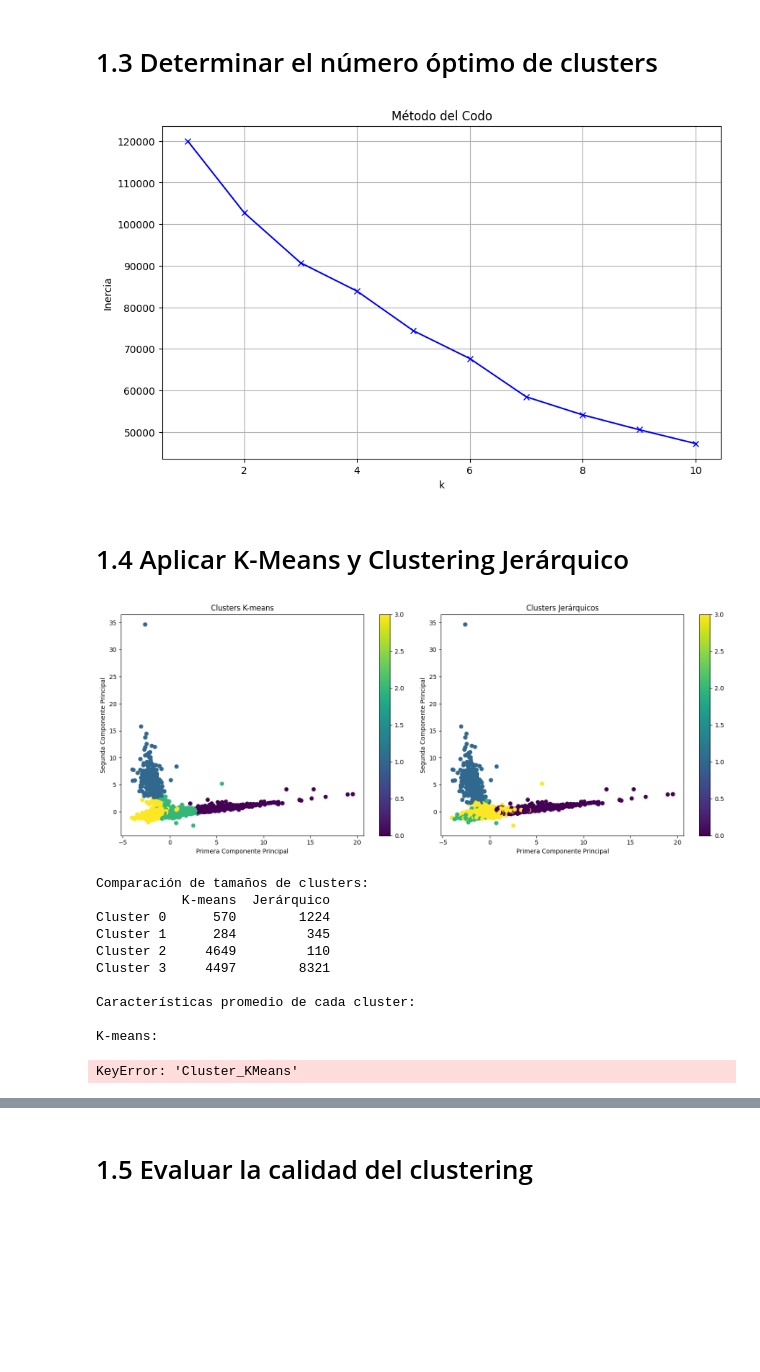
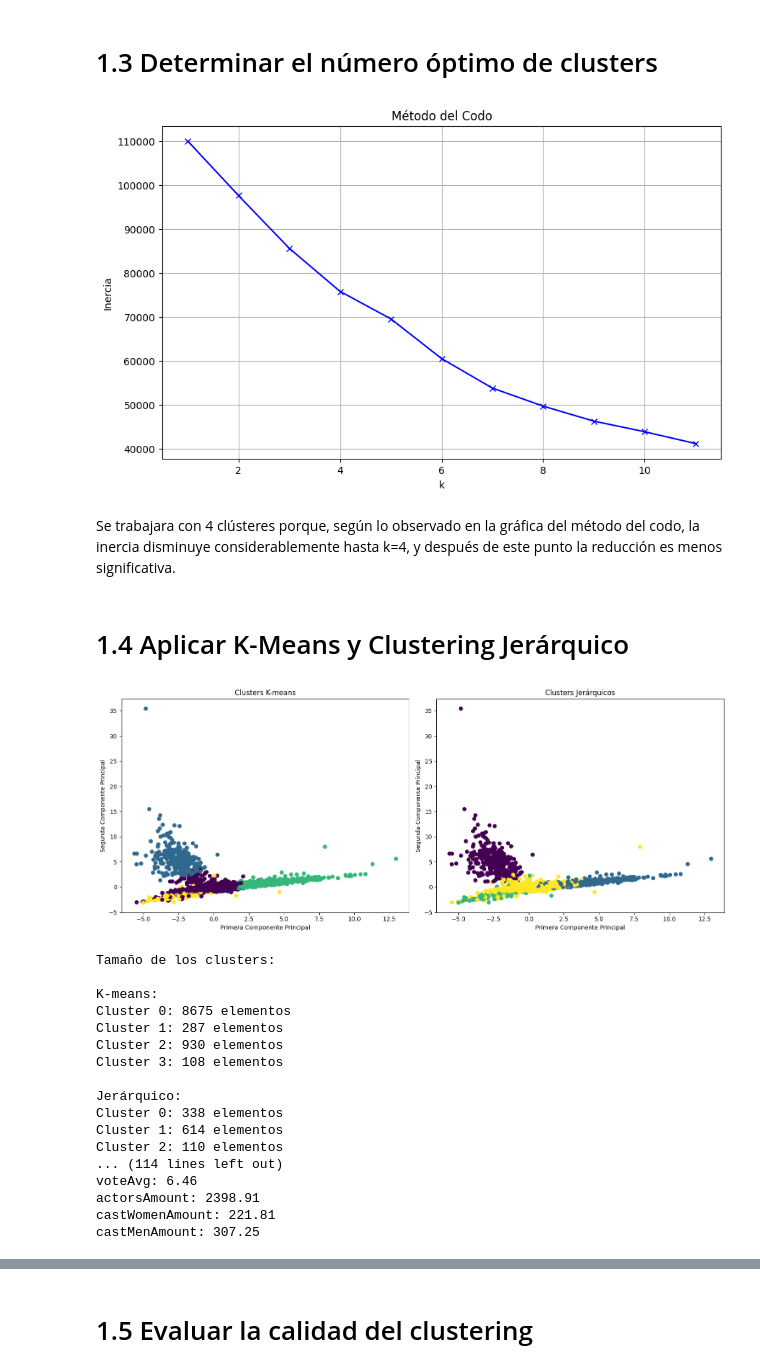
Before and after one commit to SebastianUVG/HT2_mineriaDatos, a Jupyter notebook: ht2-remix.ipynb, the cells around one changed output, grey strips where cells are left out. Cells and saved outputs as stored; diff of their text form; code cells hidden in the pictures; blank space fills up the shorter version.

Commit message:
Add files via upload
Agregando mas respuestas y componiendo errores

```diff
--- a/ht2-remix.ipynb
+++ b/ht2-remix.ipynb
@@ -97,3 +140,18 @@ X_scaled = pd.DataFrame(X_scaled, columns=X.columns)
+# %%
+# Lista de columnas numéricas que usaremos
+columnas_numericas = [
+    "popularity", "budget", "runtime", "genresAmount",
+    "productionCoAmount", "productionCountriesAmount", "voteCount",
+    "voteAvg","actorsAmount", "castWomenAmount", "castMenAmount"
+]
+
+# Crear un nuevo DataFrame con solo estas columnas
+datos_numericos = datos[columnas_numericas].copy()
+# %%
+X = datos_numericos[columnas_numericas]
+scaler = StandardScaler()
+X_scaled = scaler.fit_transform(X)
+X_scaled = pd.DataFrame(X_scaled, columns=X.columns)
 # %% [markdown]
 # 1.2 Análisis de la tendencia al agrupamiento #
 # %%
@@ -107,7 +183,7 @@ Estadístico de Hopkins: 0.986
 # %%
 
 inertias = []
-K = range(1, 11)
+K = range(1, 12)
 
 for k in K:
     kmeans = KMeans(n_clusters=k, random_state=42, n_init=10)
@@ -122,81 +198,98 @@ plt.title('Método del Codo')
 plt.grid(True)
 plt.show()
 # %% [output]
-[figure, old version]
+[figure, new version]
+# %% [markdown]
+Se trabajara con 4 clústeres porque, según lo observado en la gráfica del método del codo, la inercia disminuye considerablemente hasta k=4, y después de este punto la reducción es menos significativa.
 # %% [markdown]
 # 1.4 Aplicar K-Means y Clustering Jerárquico #
 # %%
-
 k_optimo = 4
-
 
 kmeans = KMeans(n_clusters=k_optimo, random_state=42, n_init=10)
 clusters_kmeans = kmeans.fit_predict(X_scaled)
-
 Z = linkage(X_scaled, method='ward')
-
 
 clusters_jerarquico = fcluster(Z, k_optimo, criterion='maxclust')
 clusters_jerarquico = clusters_jerarquico - 1
 
-clusters_kmeans = kmeans.fit_predict(X_scaled)
 pca = PCA(n_components=2)
 X_pca = pca.fit_transform(X_scaled)
-
 plt.figure(figsize=(15, 6))
 
+# K-means
 plt.subplot(1, 2, 1)
-scatter_kmeans = plt.scatter(X_pca[:, 0], X_pca[:, 1], c=clusters_kmeans, cmap='viridis')
+plt.scatter(X_pca[:, 0], X_pca[:, 1], c=clusters_kmeans, cmap='viridis')
 plt.title('Clusters K-means')
 plt.xlabel('Primera Componente Principal')
 plt.ylabel('Segunda Componente Principal')
-plt.colorbar(scatter_kmeans)
 
+# Clustering Jerárquico
 plt.subplot(1, 2, 2)
-scatter_hier = plt.scatter(X_pca[:, 0], X_pca[:, 1], c=clusters_jerarquico, cmap='viridis')
+plt.scatter(X_pca[:, 0], X_pca[:, 1], c=clusters_jerarquico, cmap='viridis')
 plt.title('Clusters Jerárquicos')
 plt.xlabel('Primera Componente Principal')
 plt.ylabel('Segunda Componente Principal')
-plt.colorbar(scatter_hier)
 
 plt.tight_layout()
 plt.show()
+
+
+
+print("\nTamaño de los clusters:")
+print("\nK-means:")
+for i in range(k_optimo):
+    print(f"Cluster {i}: {np.sum(clusters_kmeans == i)} elementos")
+
+print("\nJerárquico:")
+for i in range(k_optimo):
+    print(f"Cluster {i}: {np.sum(clusters_jerarquico == i)} elementos")
+
+
+datos_numericos['Cluster_KMeans'] = clusters_kmeans
+datos_numericos['Cluster_Hierarchical'] = clusters_jerarquico
 
 sizes_comparison = pd.DataFrame({
     'K-means': [np.sum(clusters_kmeans == i) for i in range(k_optimo)],
     'Jerárquico': [np.sum(clusters_jerarquico == i) for i in range(k_optimo)]
 }, index=[f'Cluster {i}' for i in range(k_optimo)])
 
 print("\nComparación de tamaños de clusters:")
 print(sizes_comparison)
 
 print("\nCaracterísticas promedio de cada cluster:")
 
 print("\nK-means:")
 for i in range(k_optimo):
     cluster_data = datos_numericos[datos_numericos['Cluster_KMeans'] == i]
     print(f"\nCluster {i} ({len(cluster_data)} elementos):")
     means = cluster_data[columnas_numericas].mean()
     for col, mean in means.items():
         print(f"{col}: {mean:.2f}")
 
 print("\nJerárquico:")
 for i in range(k_optimo):
     cluster_data = datos_numericos[datos_numericos['Cluster_Hierarchical'] == i]
     print(f"\nCluster {i} ({len(cluster_data)} elementos):")
     means = cluster_data[columnas_numericas].mean()
     for col, mean in means.items():
         print(f"{col}: {mean:.2f}")
 # %% [output]
-[figure, old version]
+[figure, new version]
-Comparación de tamaños de clusters:
-           K-means  Jerárquico
-Cluster 0      570        1224
-Cluster 1      284         345
-Cluster 2     4649         110
-Cluster 3     4497        8321
-
-Características promedio de cada cluster:
+Tamaño de los clusters:
 
 K-means:
+Cluster 0: 8675 elementos
+Cluster 1: 287 elementos
+Cluster 2: 930 elementos
+Cluster 3: 108 elementos
+
+Jerárquico:
+Cluster 0: 338 elementos
+Cluster 1: 614 elementos
+Cluster 2: 110 elementos
+... (114 lines left out)
+voteAvg: 6.46
+actorsAmount: 2398.91
+castWomenAmount: 221.81
+castMenAmount: 307.25
-KeyError: 'Cluster_KMeans'
```
Also changed, not shown: parts of 20 cells of this notebook.
